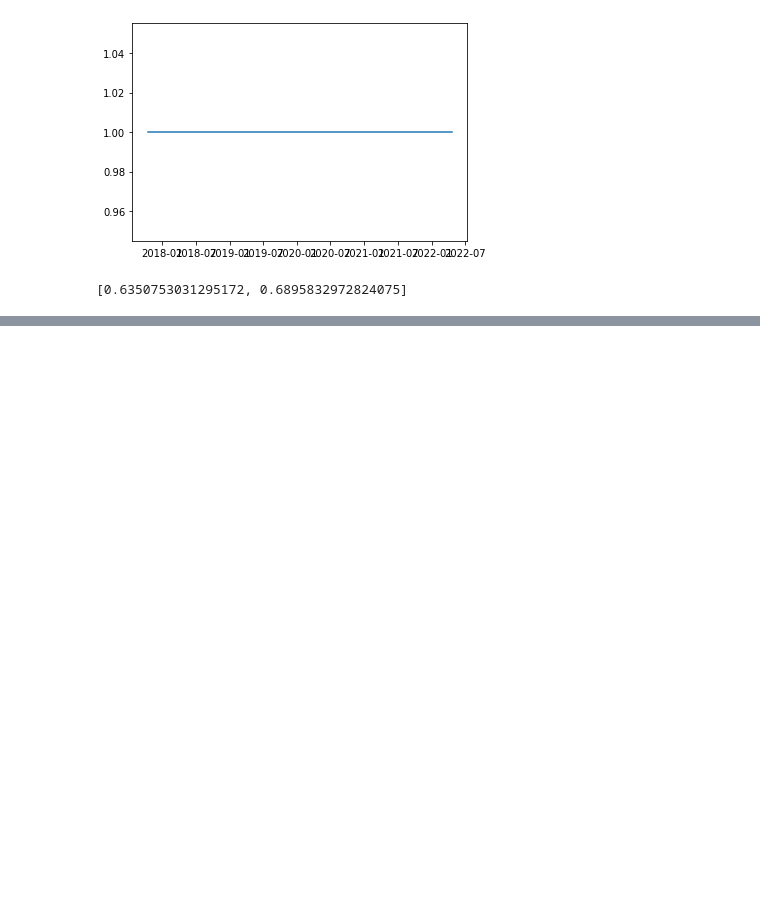
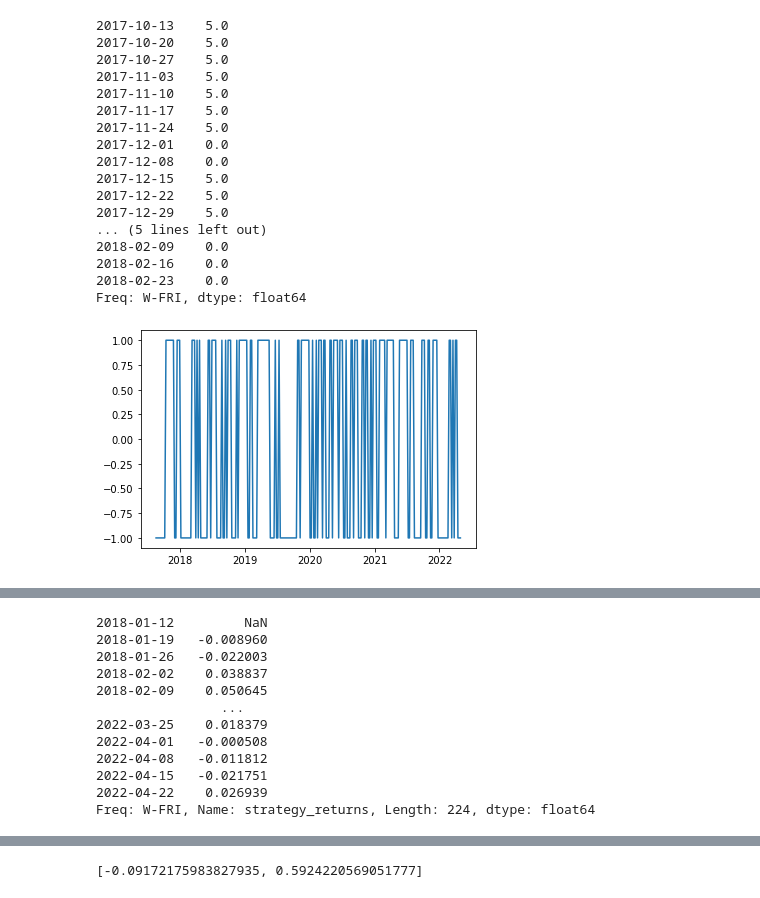
Before and after one commit to webclinic017/Python-Stock-1, a Jupyter notebook: code/Screener/code/AnalyzeSP1500.ipynb, the cells around one changed output, grey strips where cells are left out. Cells and saved outputs as stored; diff of their text form; code cells hidden in the pictures; blank space fills up the shorter version.

```diff
--- a/code/Screener/code/AnalyzeSP1500.ipynb
+++ b/code/Screener/code/AnalyzeSP1500.ipynb
@@ -960,10 +998,10 @@ def backtest_price(df_):
     df['bnh_returns'] = df.iloc[:,0]
     #df['signal'] = df.iloc[:,1]
 
-    df['max_52'] = df.iloc[:,0].rolling(window=52).max()
-    df['min_52'] = df.iloc[:,0].rolling(window=52).min()
+    df['max_21'] = df.iloc[:,0].rolling(window=21).max()
+    df['min_21'] = df.iloc[:,0].rolling(window=21).min()
 
-    df['pct_w_in_range'] = (df['bnh_returns'] + df['min_52']) / (df['max_52']-df['min_52'])
+    df['pct_w_in_range'] = (df['bnh_returns'] + df['min_21']) / (df['max_21']-df['min_21'])
 
     #df['position'] = df.iloc[:,1]
     #print(df.head(3))
@@ -971,21 +1009,35 @@ def backtest_price(df_):
     # creating long and short positions
     #df['position'] = df['signal'].replace(to_replace=0, method='ffill')
 
-    df['ma50'] = df.iloc[:,0].rolling(window=50).mean()
-    df['ma200'] = df.iloc[:,0].rolling(window=200).mean()
+    df['ma5'] = df.iloc[:,0].rolling(window=5).mean()
+    df['ma21'] = df.iloc[:,0].rolling(window=21).mean()
 
     #buy/sell
 
-    df['signal_ma_up'] = np.where(df['signal']==1,1,np.where( ( (df['signal'] == 0) & df['ma50'] > df['ma200']),1,df['signal']))
+    #df['signal_ma_up'] = np.where(df['signal']==1,1,np.where( ( (df['signal'] == 0) & df['ma50'] > df['ma200']),1,df['signal']))
+    df['signal_ma_up'] = np.where( ( (df['signal'] == 0) & df['ma5'] > df['ma21']),1,df['signal'])
 
-    df['signal_dn'] = np.where(df['signal']==1,1,np.where( ( (df['signal'] == 0) & (df['pct_w_in_range'] < .05)),-1,df['signal']))
+    #df['signal_dn'] = np.where(df['signal']==1,1,np.where( ( (df['signal'] == 0) & (df['pct_w_in_range'] < .05)),-1,df['signal']))
+    df['signal_dn'] = np.where( ( (df['signal'] == 0) & (df['pct_w_in_range'] < .05)),-1,df['signal'])
 
-    df['signal_up'] = np.where(df['signal']==1,1,np.where( ( (df['signal'] == 0) & (df['pct_w_in_range'] > .95)),1,df['signal']))
+    #df['signal_up'] = np.where(df['signal']==1,1,np.where( ( (df['signal'] == 0) & (df['pct_w_in_range'] > .95)),1,df['signal']))
+    df['signal_up'] = np.where( ( (df['signal'] == 0) & (df['pct_w_in_range'] > .95)),1,df['signal'])
 
-    df['signal_ma_dn'] = np.where(df['signal']==1,1,np.where( ( (df['signal'] == 0) & df['ma50'] < df['ma200']),-1,df['signal']))
+    #df['signal_ma_dn'] = np.where(df['signal']==1,1,np.where( ( (df['signal'] == 0) & df['ma50'] < df['ma200']),-1,df['signal']))
+    df['signal_ma_dn'] = np.where( ( (df['signal'] == 0) & df['ma5'] < df['ma21']),-1,df['signal'])
+    #df['signal'] = np.where(df['signal']>0,1,-1)
+    print(df[['signal','signal_ma_up','signal_dn','signal_up','signal_ma_dn']].dropna().sum(axis=1).head(20))
 
-    df['signal_up'] = np.where(df['signal']==1,1,np.where( ( (df['signal'] == 0) & (df['pct_w_in_range'] < .05)),-1,df['signal']))
-    df['signal_ma_up'] = np.where(df['signal']==1,1,np.where( ( (df['signal'] == 0) & df['ma50'] > df['ma200']),1,df['signal']))
+    df['signal'] = np.where(df['signal']>0,1,-1)
+
+    #df['signal'] = df[['signal','signal_ma_up','signal_dn','signal_up','signal_ma_dn']].dropna().sum(axis=1)
+    df['signal'] = np.where(df['signal']>0,1,-1)
+
+    #print(df['signal'].head(10))
+
+    #df['signal'] = np.where(df['signal']>0,1,-1)
+    #df['signal_up'] = np.where(df['signal']==1,1,np.where( ( (df['signal'] == 0) & (df['pct_w_in_range'] < .05)),-1,df['signal']))
+    #df['signal_ma_up'] = np.where(df['signal']==1,1,np.where( ( (df['signal'] == 0) & df['ma50'] > df['ma200']),1,df['signal']))
     #df['signal'] = np.where(df['signal']==1,1,np.where(df['signal_ma_up']*df['signal_up']==1,1,df['signal']))
     #df['signal'] = np.where(df['signal']==1,1,np.where(df['signal_ma_dn']*df['signal_dn']==1,-1,df['signal']))
     """
@@ -1001,34 +1053,54 @@ def backtest_price(df_):
 
     # shifting by 1, to account of close price return calculations
     #I derive return outside
     #df['position'] = df['position'].shift(1)
 
     #df['position'] = np.where((df['signal']&df['signal_crossover'])>0,1,0)
 
     #df['position'] = df['signal_crossover']#df['signal']
 
     #df['position'] = np.where( ( (df['signal']<0) & (df['signal_crossover']==False)),-1,0)
 
     # shifting by 1, to account of close price return calculations
     df['position'] = df['position'].shift(1)
 
+    df.dropna(inplace=True)
+    display(df.head(20))
+
     # calculating stretegy returns
+    #df['strategy_returns'] = np.cumprod(df['bnh_returns'] * (df['position']))
     df['strategy_returns'] = df['bnh_returns'] * (df['position'])
 
     # comparing buy & hold strategy / bollinger bands strategy returns
     #print("Buy and hold returns:",df['bnh_returns'].cumsum()[-1])
     #print("Strategy returns:",df['strategy_returns'].cumsum()[-1])
 
     # plotting strategy historical performance over time
     df[['bnh_returns','strategy_returns']] = df[['bnh_returns','strategy_returns']].cumsum()
     df[['bnh_returns','strategy_returns']].plot(grid=True, figsize=(12, 8))
 
-    #print(df['strategy_returns'].diff())
-    #pf.create_simple_tear_sheet(df['strategy_returns'].diff().dropna())
+    print(df['strategy_returns'].diff())
+    pf.create_simple_tear_sheet(df['strategy_returns'].diff().dropna())
 
     return ([df['strategy_returns'][-1],df['bnh_returns'][-1]])
 
 backtest_price(pd.concat([setup['SPY'].pct_change(),pd.DataFrame(np.where(signals_df>0,1,0),index=signals_df.index,columns=signals_df.columns)],axis=1))
 # %% [output]
+2017-10-13    5.0
+2017-10-20    5.0
+2017-10-27    5.0
+2017-11-03    5.0
+2017-11-10    5.0
+2017-11-17    5.0
+2017-11-24    5.0
+2017-12-01    0.0
+2017-12-08    0.0
+2017-12-15    5.0
+2017-12-22    5.0
+2017-12-29    5.0
+... (5 lines left out)
+2018-02-09    0.0
+2018-02-16    0.0
+2018-02-23    0.0
+Freq: W-FRI, dtype: float64
-[figure, old version]
+[figure, new version]
-[0.6350753031295172, 0.6895832972824075]
@@ -1034,0 +1124,12 @@ backtest_price(pd.concat([setup['SPY'].pct_change(),pd.DataFrame(np.where(signal
+2018-01-12         NaN
+2018-01-19   -0.008960
+2018-01-26   -0.022003
+2018-02-02    0.038837
+2018-02-09    0.050645
+                ...
+2022-03-25    0.018379
+2022-04-01   -0.000508
+2022-04-08   -0.011812
+2022-04-15   -0.021751
+2022-04-22    0.026939
+Freq: W-FRI, Name: strategy_returns, Length: 224, dtype: float64
@@ -1034,0 +1153 @@ backtest_price(pd.concat([setup['SPY'].pct_change(),pd.DataFrame(np.where(signal
+[-0.09172175983827935, 0.5924220569051777]
```
Also changed, not shown: parts of 37 cells of this notebook, 2 other files.
